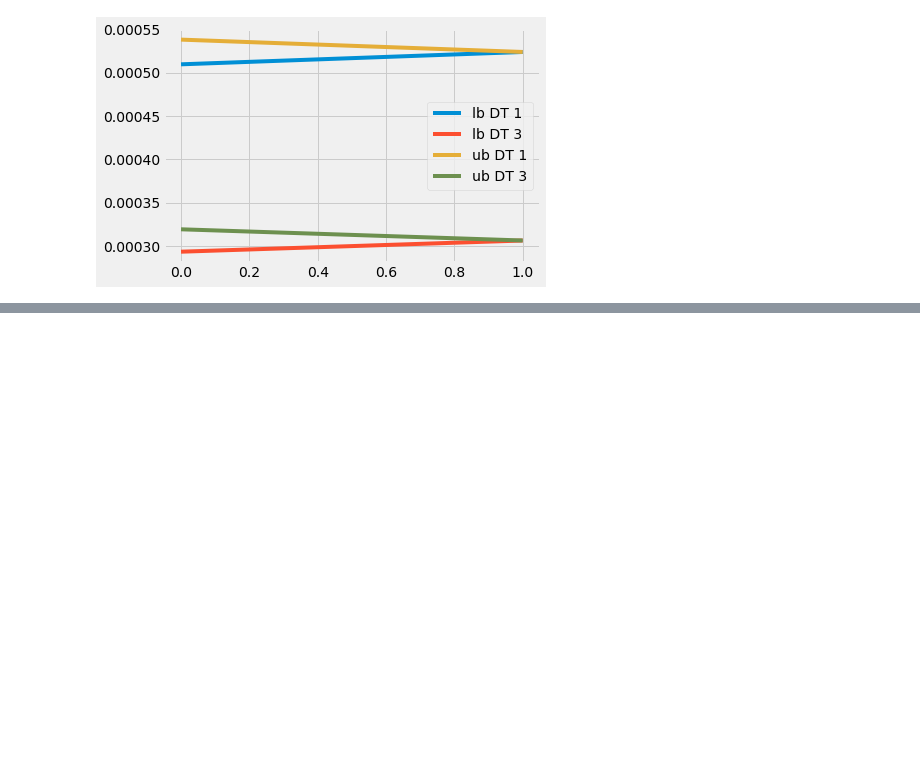
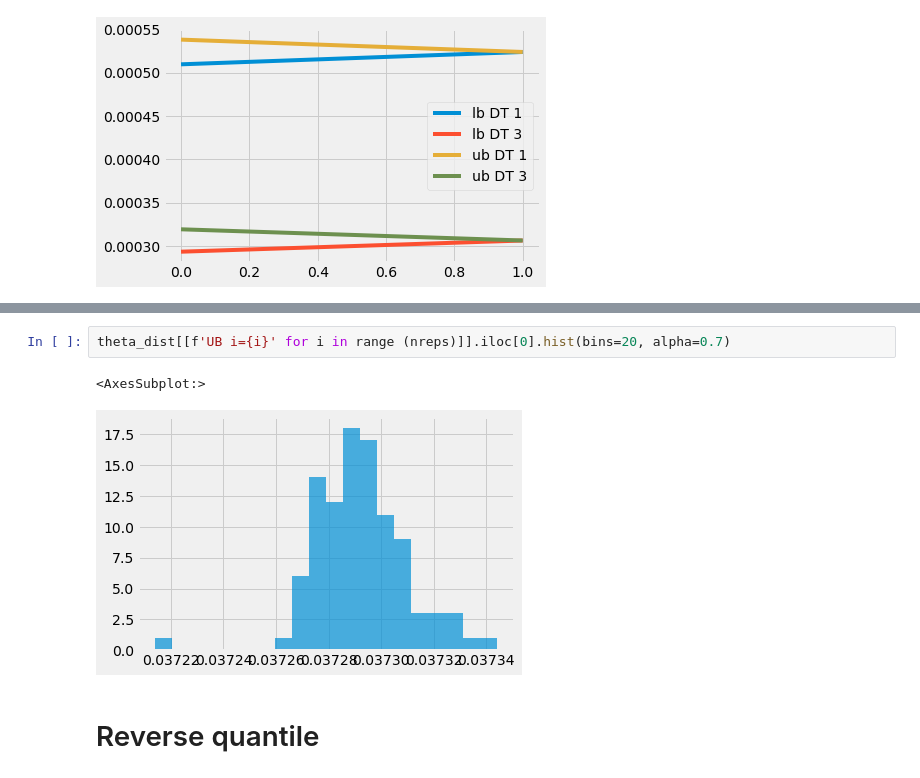
Before and after one commit to faaizT/CausalTwinAssessment, a Jupyter notebook: Cartpole Simulator (Updated).ipynb, the cells around one changed output, grey strips where cells are left out. Drawn from its saved outputs; the diff is of its cells as text; blank space fills up the shorter version.

```diff
--- a/Cartpole Simulator (Updated).ipynb
+++ b/Cartpole Simulator (Updated).ipynb
@@ -2265,0 +2295,7 @@ plt.legend()
+# %%
+theta_dist[[f'UB i={i}' for i in range (nreps)]].iloc[0].hist(bins=20, alpha=0.7)
+# %% [output]
+<AxesSubplot:>
+[figure, added]
+# %% [markdown]
+# Reverse quantile
```
Also changed, not shown: parts of 20 cells of this notebook, 2 other files.
